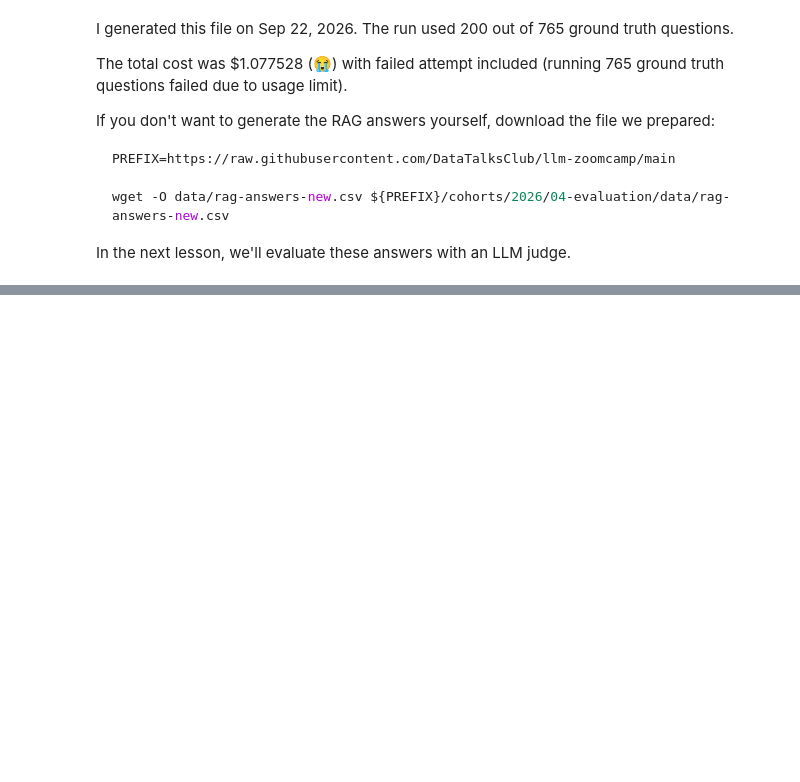
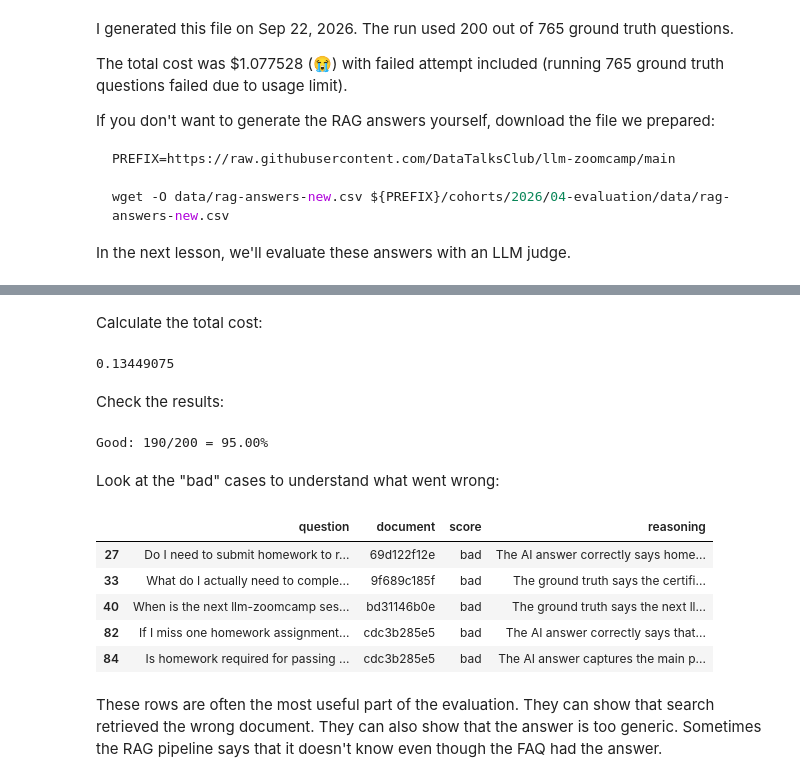
Before and after one commit to jbjezanc/llm-zoomcamp-2026, a Jupyter notebook: rag_eval.ipynb, the cells around one changed output, grey strips where cells are left out. Saved outputs shown, nothing was run; the diff lists cells and outputs as text; code cells hidden in the pictures; blank space fills up the shorter version.

Commit message:
test(eval): run LLM-as-a-judge scoring on generated FAQ answers

```diff
--- a/rag_eval.ipynb
+++ b/rag_eval.ipynb
@@ -342,0 +558,16 @@ In the next lesson, we'll evaluate these answers with an LLM judge.
+# %%
+def judge_record(rec):
+    eval_result, usage = evaluate_aqa(
+        question=rec["question"],
+        answer_orig=rec["answer_orig"],
+        answer_llm=rec["answer_llm"]
+    )
+
+    result = {
+        "question": rec["question"],
+        "document": rec["document"],
+        "score": eval_result.score,
+        "reasoning": eval_result.reasoning,
+    }
+
+    return result, usage
@@ -342,0 +576,5 @@ In the next lesson, we'll evaluate these answers with an LLM judge.
+# %%
+from concurrent.futures import ThreadPoolExecutor
+
+with ThreadPoolExecutor(max_workers=6) as pool:
+    results = map_progress(pool, answers, judge_record)
@@ -342,0 +583,7 @@ In the next lesson, we'll evaluate these answers with an LLM judge.
+# %%
+evaluations = []
+usages = []
+
+for evaluation, usage in results:
+    evaluations.append(evaluation)
+    usages.append(usage)
@@ -342,0 +592,32 @@ In the next lesson, we'll evaluate these answers with an LLM judge.
+# %%
+df_eval = pd.DataFrame(evaluations)
+# %% [markdown]
+Calculate the total cost:
+# %%
+calc_total_price(usages)
+# %% [output]
+0.13449075
+# %% [markdown]
+Check the results:
+# %%
+good_count = (df_eval["score"] == "good").sum()
+total_count = len(df_eval)
+print(f"Good: {good_count}/{total_count} = {good_count/total_count:.2%}")
+# %% [output]
+Good: 190/200 = 95.00%
+# %% [markdown]
+Look at the "bad" cases to understand what went wrong:
+# %%
+df_eval[df_eval["score"] == "bad"].head()
+# %% [output]
+|  | question | document | score | reasoning |
+| 27 | Do I need to submit homework to r... | 69d122f12e | bad | The AI answer correctly says home... |
+| 33 | What do I actually need to comple... | 9f689c185f | bad | The ground truth says the certifi... |
+| 40 | When is the next llm-zoomcamp ses... | bd31146b0e | bad | The ground truth says the next ll... |
+| 82 | If I miss one homework assignment... | cdc3b285e5 | bad | The AI answer correctly says that... |
+| 84 | Is homework required for passing ... | cdc3b285e5 | bad | The AI answer captures the main p... |
+# %% [markdown]
+These rows are often the most useful part of the evaluation. They can
+show that search retrieved the wrong document. They can also show that
+the answer is too generic. Sometimes the RAG pipeline says that it
+doesn't know even though the FAQ had the answer.
```
Also changed, not shown: parts of 36 cells of this notebook, 3 other files.
